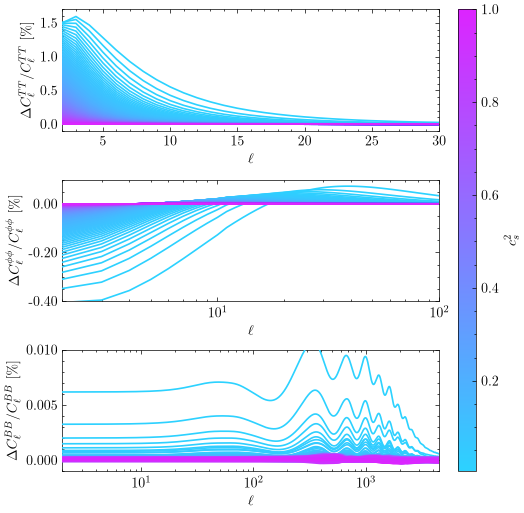
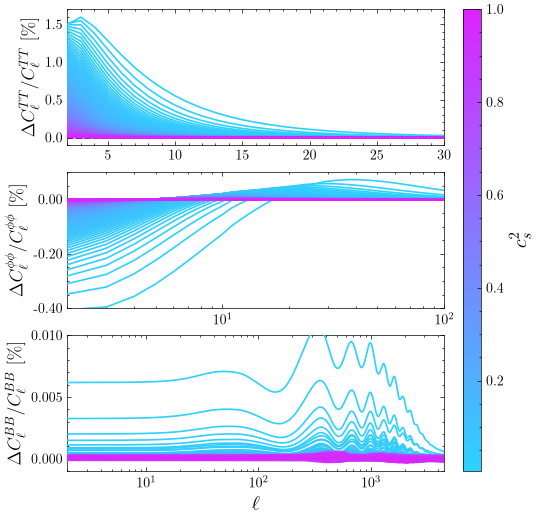
Code edit (unified diff) that turned the first committed figure into the second:
--- before
+++ after
@@ -1,5 +1,5 @@
 fig, (ax1, ax2, ax3) = plt.subplots(
     3, 1, figsize=(6.0, 6.0),
-    gridspec_kw={"height_ratios": [1, 1, 1], "hspace": 0.4},
+    gridspec_kw={"height_ratios": [1, 1, 1], "hspace": 0.2},
 )
 
@@ -10,6 +10,6 @@
     ax1.plot(ell_low_vals, 100 * RESID_TT[cs2][LOW_MASK_IN_ALL], color=CS2_CMAP(CS2_NORM(cs2)),
              lw=1.2, zorder=3)
-ax1.set_xlabel(r"$\ell$")
-ax1.set_ylabel(r"$\Delta C_\ell^{TT}/C_\ell^{TT}$  [\%]")
+# ax1.set_xlabel(r"$\ell$", fontsize=15)
+ax1.set_ylabel(r"$\Delta C_\ell^{TT}/C_\ell^{TT}$  [\%]", fontsize=13)
 ax1.set_xlim(2, 30)
 ax1.set_ylim(-0.1, 1.7)
@@ -21,6 +21,7 @@
              color=CS2_CMAP(CS2_NORM(cs2)), lw=1.2, zorder=3)
 ax2.set_xscale("log")
-ax2.set_xlabel(r"$\ell$")
-ax2.set_ylabel(r"$\Delta C_\ell^{\phi\phi}/C_\ell^{\phi\phi}$  [\%]")
+# ax2.set_xlabel(r"$\ell$", fontsize=15)
+ax2.set_ylabel(
+    r"$\Delta C_\ell^{\phi\phi}/C_\ell^{\phi\phi}$  [\%]", fontsize=13)
 ax2.set_xlim(2, 100)
 ax2.set_ylim(-0.4, 0.1)
@@ -34,6 +35,6 @@
              color=CS2_CMAP(CS2_NORM(cs2)), lw=1.2, zorder=3)
 ax3.set_xscale("log")
-ax3.set_xlabel(r"$\ell$")
-ax3.set_ylabel(r"$\Delta C_\ell^{BB}/C_\ell^{BB}$  [\%]")
+ax3.set_xlabel(r"$\ell$", fontsize=15)
+ax3.set_ylabel(r"$\Delta C_\ell^{BB}/C_\ell^{BB}$  [\%]", fontsize=13)
 ax3.set_xlim(2, L_MAX)
 ax3.set_ylim(-1e-3, 1e-2)
@@ -46,4 +47,6 @@
 cbar = fig.colorbar(_sm, ax=[ax1, ax2, ax3], label=r"$c_s^2$",
                     pad=0.04, aspect=25)
+cbar.set_label(r"$c_s^2$", fontsize=15)
+
 fig.savefig(os.path.join(
     OUT_DIR, "cs2_fld_sensitivity_TT_phiphi_BB_3panel.pdf"), dpi=300, bbox_inches="tight")

Commit: Added reconstruction plots